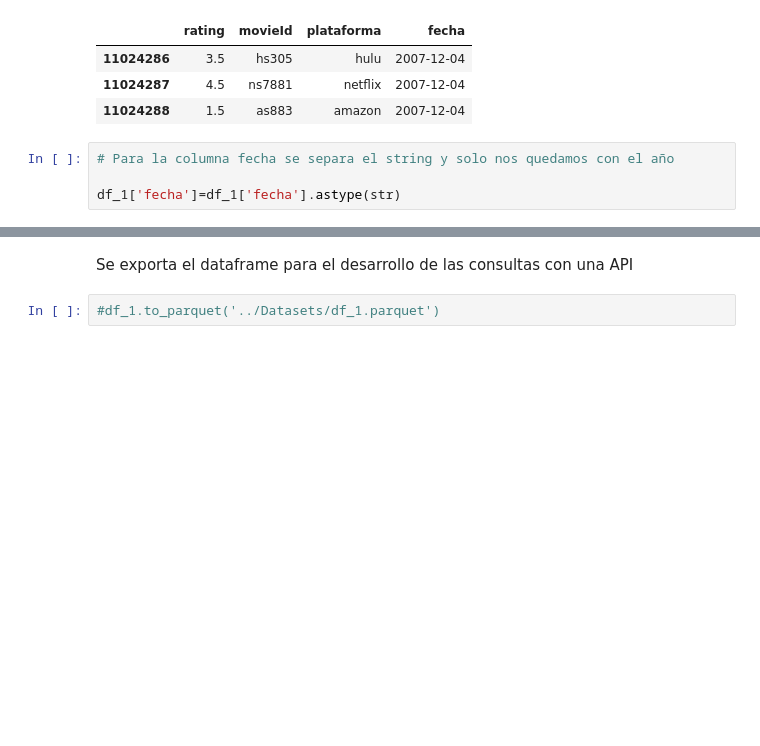
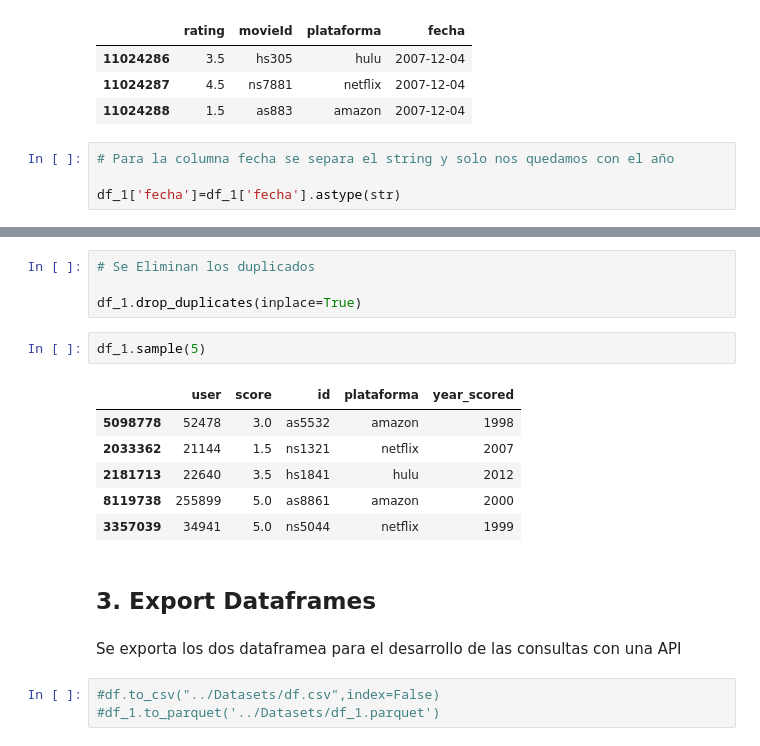
Before and after one commit to jospinoponce/ModeloRecomiendaPeliculas, a Jupyter notebook: Notebooks/1.ETL_report.ipynb, the cells around one changed output, grey strips where cells are left out. Cells and saved outputs as stored; diff of their text form; blank space fills up the shorter version.

```diff
--- a/Notebooks/ETL_report.ipynb
+++ b/Notebooks/1.ETL_report.ipynb
@@ -452,4 +465,20 @@ df_1.head(4)
+# %%
+# Se Eliminan los duplicados
+
+df_1.drop_duplicates(inplace=True)
+# %%
+df_1.sample(5)
+# %% [output]
+|  | user | score | id | plataforma | year_scored |
+| 5098778 | 52478 | 3.0 | as5532 | amazon | 1998 |
+| 2033362 | 21144 | 1.5 | ns1321 | netflix | 2007 |
+| 2181713 | 22640 | 3.5 | hs1841 | hulu | 2012 |
+| 8119738 | 255899 | 5.0 | as8861 | amazon | 2000 |
+| 3357039 | 34941 | 5.0 | ns5044 | netflix | 1999 |
+# %% [markdown]
+## 3. Export Dataframes
 # %% [markdown]
-Se exporta el dataframe para el desarrollo de las consultas con una API
+Se exporta los dos dataframea para el desarrollo de las consultas con una API
 # %%
+#df.to_csv("../Datasets/df.csv",index=False)
 #df_1.to_parquet('../Datasets/df_1.parquet')
```
Also changed, not shown: parts of 15 cells of this notebook, 3 other files.
